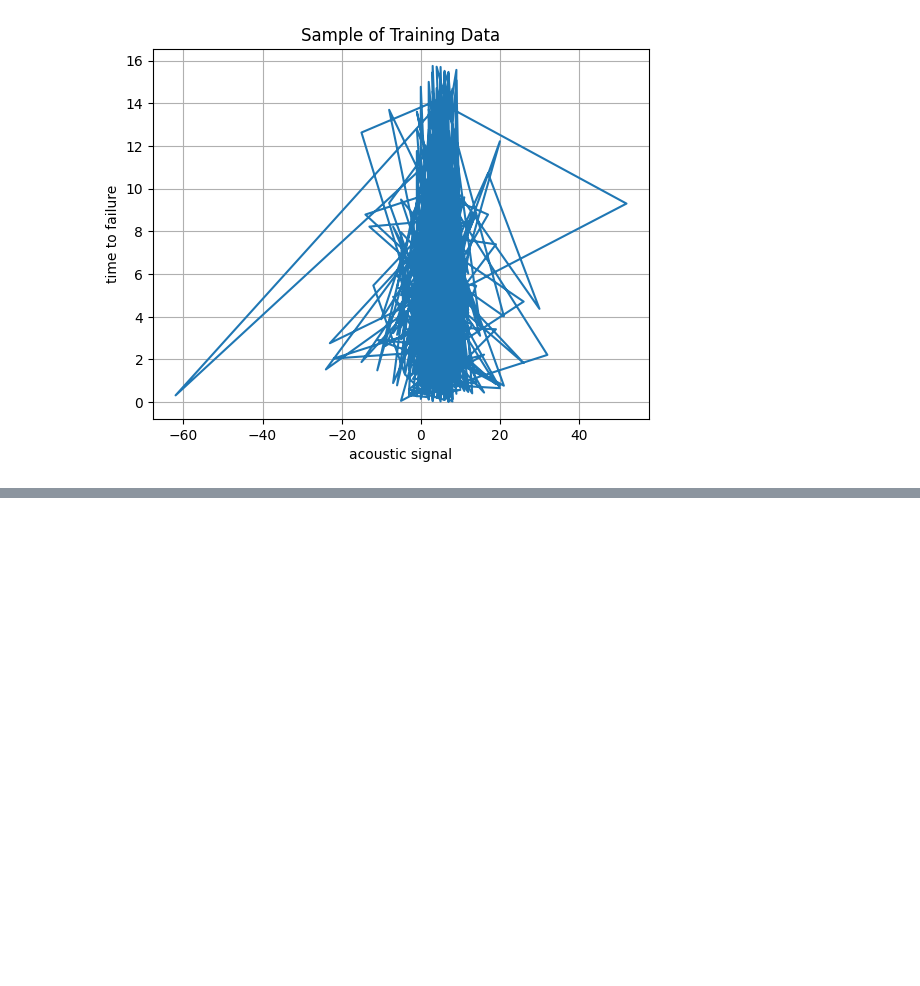
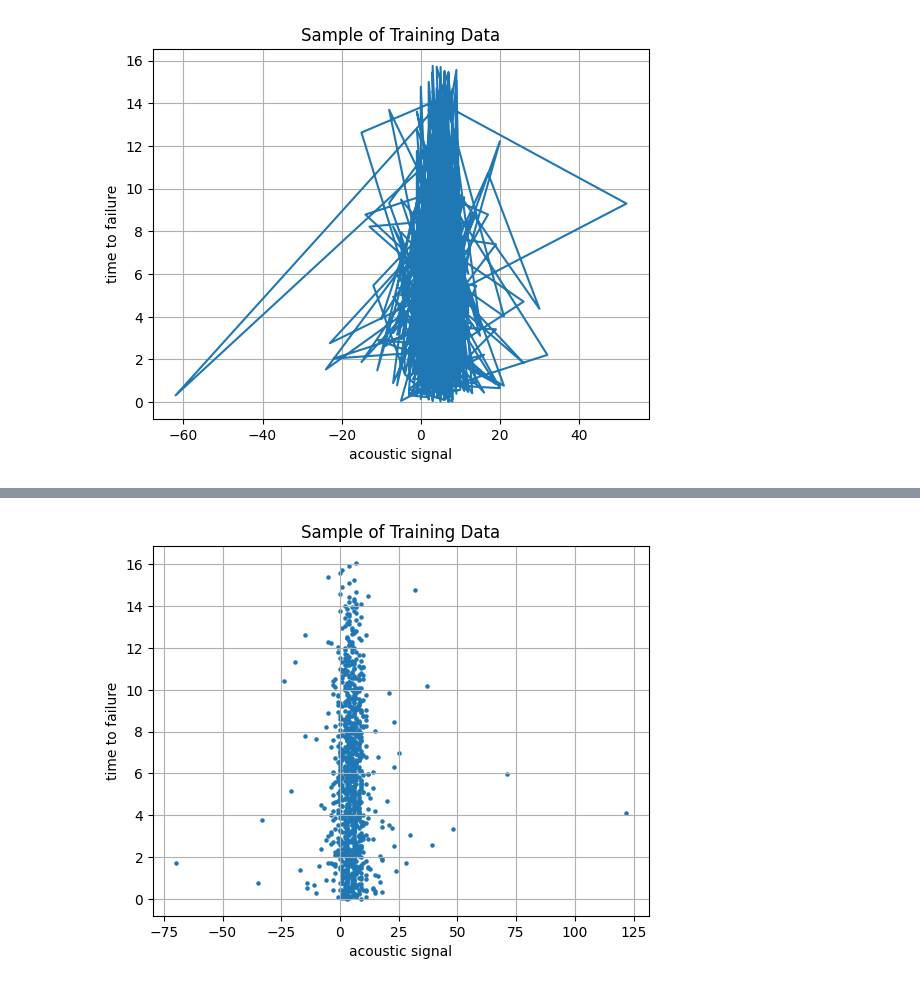
Before and after one commit to cmadrazo/Group_7_LANL_Earthquake, a Jupyter notebook: Data/data_description.ipynb, the cells around one changed output, grey strips where cells are left out. Saved outputs shown, nothing was run; the diff lists cells and outputs as text; code cells hidden in the pictures; blank space fills up the shorter version.

```diff
--- a/Data/data_description.ipynb
+++ b/Data/data_description.ipynb
@@ -33,0 +38,5 @@ rand_sample = data.sample(n=1000)
+# %%
+cont_sample = pd.DataFrame()
+entries = []
+for i in range(0, len(data), 629145):
+    cont_sample = pd.concat([cont_sample, pd.DataFrame([data.loc[i]])], ignore_index=True)
@@ -63,0 +97,10 @@ plt.show()
+# %%
+# Plotting the DataFrame
+plt.scatter(cont_sample['acoustic_data'], cont_sample['time_to_failure'], s=5)
+plt.title('Sample of Training Data')
+plt.xlabel('acoustic signal')
+plt.ylabel('time to failure')
+plt.grid(True)
+plt.show()
+# %% [output]
+[figure, added]
```
Also changed, not shown: parts of 24 cells of this notebook, 14 other files.
